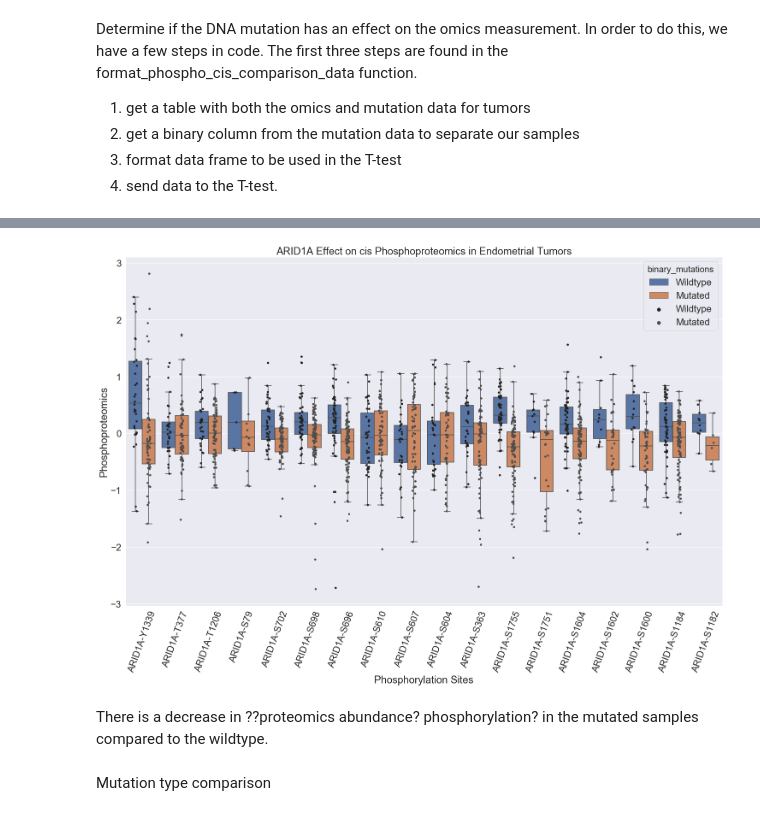
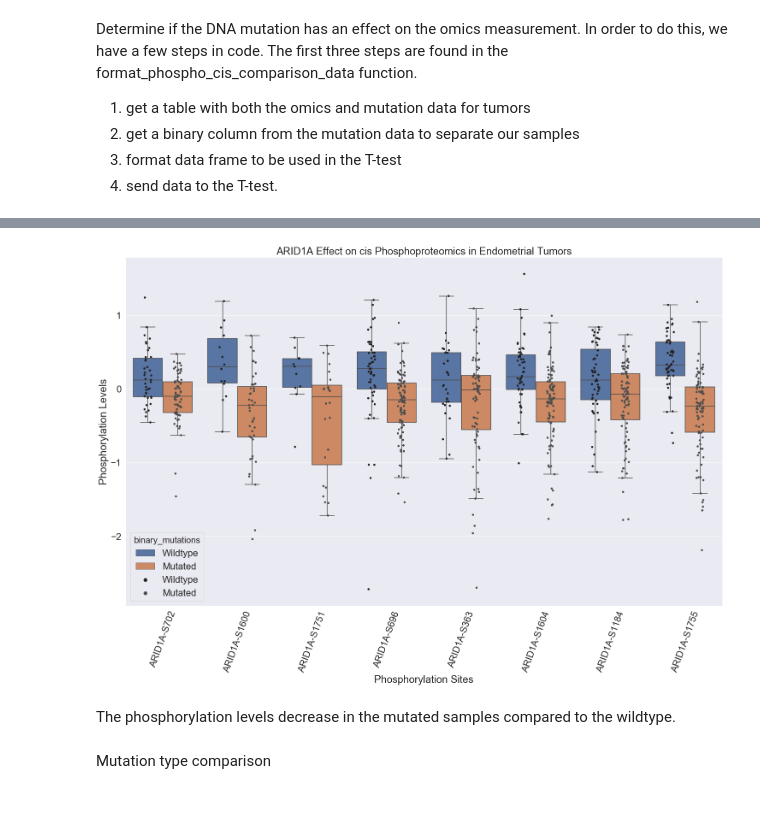
Before and after one commit to PayneLab/WhenMutationsMatter, a Jupyter notebook: Protein Notebooks/ARID1A/ARID1A_cis_phosphoproteomics.ipynb, the cells around one changed output, grey strips where cells are left out. Cells and saved outputs as stored; diff of their text form; code cells hidden in the pictures.

```diff
--- a/Protein Notebooks/ARID1A/ARID1A_cis_phosphoproteomics.ipynb
+++ b/Protein Notebooks/ARID1A/ARID1A_cis_phosphoproteomics.ipynb
@@ -49,15 +49,16 @@ Determine if the DNA mutation has an effect on the omics measurement. In order t
 3. format data frame to be used in the T-test
 4. send data to the T-test.
 # %%
-# Create dataframe in order to do comparisons with wrap_ttest
+# Step 1 - Create dataframe in order to do comparisons with wrap_ttest
 omics_and_mut = en_object.join_omics_to_mutations(
     mutations_genes = gene, omics_df_name = 'phosphoproteomics', omics_genes = gene)
 
-# Create the binary column needed to do the comparison
+# Step 2 - Create the binary column needed to do the comparison
 omics_and_mut['binary_mutations'] = omics_and_mut[gene+'_Mutation_Status'].apply(
     lambda x: 'Wildtype' if x == 'Wildtype_Tumor' else 'Mutated')
 
 # Step 3 - format for loop (only phospho)
 tumors = omics_and_mut.loc[omics_and_mut['Sample_Status'] == 'Tumor'] #drop Normal samples
-columns_to_drop = [gene+"_Mutation", gene+"_Location", gene+"_Mutation_Status", "Sample_Status", "binary_mutations"]
-only_phospho = tumors.drop(columns_to_drop, axis = 1)
+columns_to_drop = [gene+"_Mutation", gene+"_Location", gene+"_Mutation_Status", "Sample_Status"]
+binary_phospho = tumors.drop(columns_to_drop, axis = 1)
+only_phospho = binary_phospho.drop('binary_mutations', axis = 1)
@@ -107,0 +65,4 @@ No significant comparisons.
+# %%
+omics_col_list = list(only_phospho.columns)
+significant_pval_results = al.wrap_ttest(binary_phospho, 'binary_mutations', omics_col_list)
+print(significant_pval_results)
@@ -108,6 +79,6 @@ No significant comparisons.
 # %%
-# create data frame for boxplot with all sig sites
-phospho_list = list(pval_df['Comparison'])
+# Create data frame for boxplot with all significant sites
+phospho_list = list(significant_pval_results['Comparison'])
 all_data = pd.DataFrame()
 for phospho_name in phospho_list:
     real = omics_and_mut[[phospho_name, "binary_mutations"]].dropna(axis = 0) #drop rows with missing measurements
@@ -115,24 +86,23 @@ for phospho_name in phospho_list:
     real = real.assign(specific_phospho = concise_phospho_name)
     real = real.rename(columns={ real.columns[0]: "phosphoproteomics" })
     all_data = pd.concat([real, all_data], axis = 0)
-#all_data.loc[all_data['specific_phospho'] == 'ARID1A-S1182']
 # %%
 # Step 5 - Create boxplot to compare wildtype and mutated effect on omics data
 plt.rcParams['figure.figsize']=(25,15) #size of plot
 sns.set(font_scale = 2)
 en_cis_boxplot = sns.boxplot(data = all_data, x = 'specific_phospho', y = 'phosphoproteomics', hue = 'binary_mutations',
                              hue_order = ["Wildtype","Mutated"], showfliers = False)
 en_cis_boxplot.set_title(gene + " Effect on cis Phosphoproteomics in Endometrial Tumors")
 en_cis_boxplot = sns.stripplot(data= all_data, x = 'specific_phospho', y = 'phosphoproteomics', hue = 'binary_mutations',
                                hue_order = ["Wildtype","Mutated"], jitter = True, color = ".3", dodge = True)
-en_cis_boxplot.set(xlabel = 'Phosphorylation Sites', ylabel = "Phosphoproteomics")
+en_cis_boxplot.set(xlabel = 'Phosphorylation Sites', ylabel = "Phosphorylation Levels")
 en_cis_boxplot.set_xticklabels(en_cis_boxplot.get_xticklabels(),rotation=70)
 plt.show()
 plt.clf()
 plt.close()
 # %% [output]
-[figure, old version]
+[figure, new version]
 # %% [markdown]
-There is a decrease in ??proteomics abundance? phosphorylation? in the mutated samples compared to the wildtype.
+The phosphorylation levels decrease in the mutated samples compared to the wildtype.
 # %% [markdown]
 Mutation type comparison
```
Also changed, not shown: parts of 9 cells of this notebook, 2 other files.
